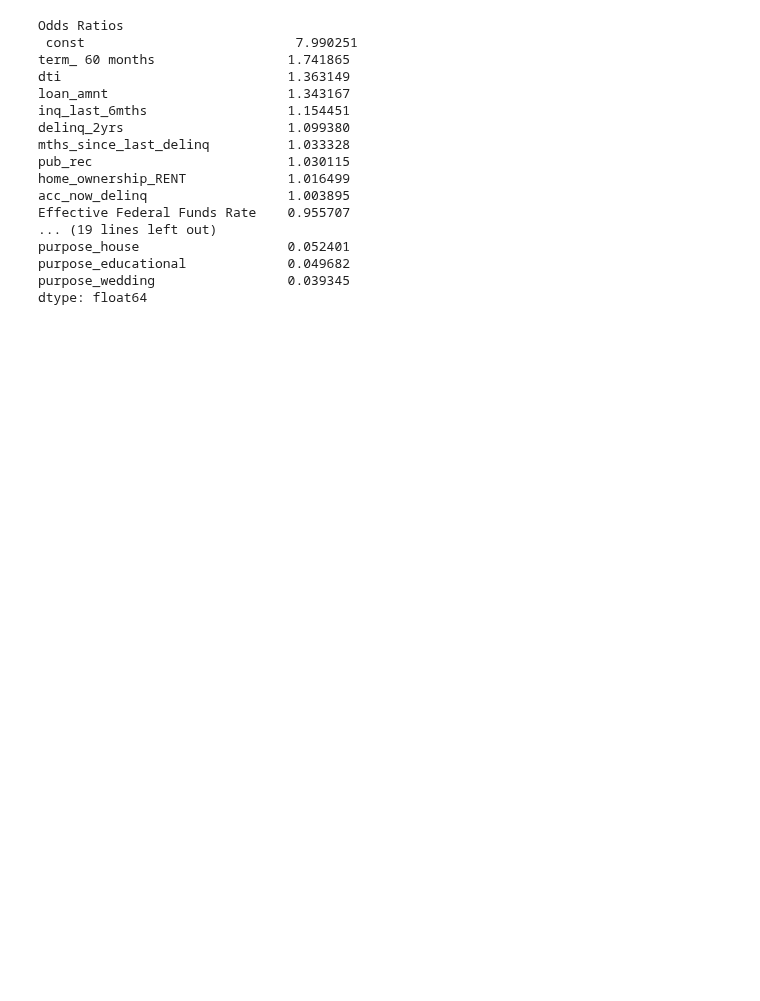
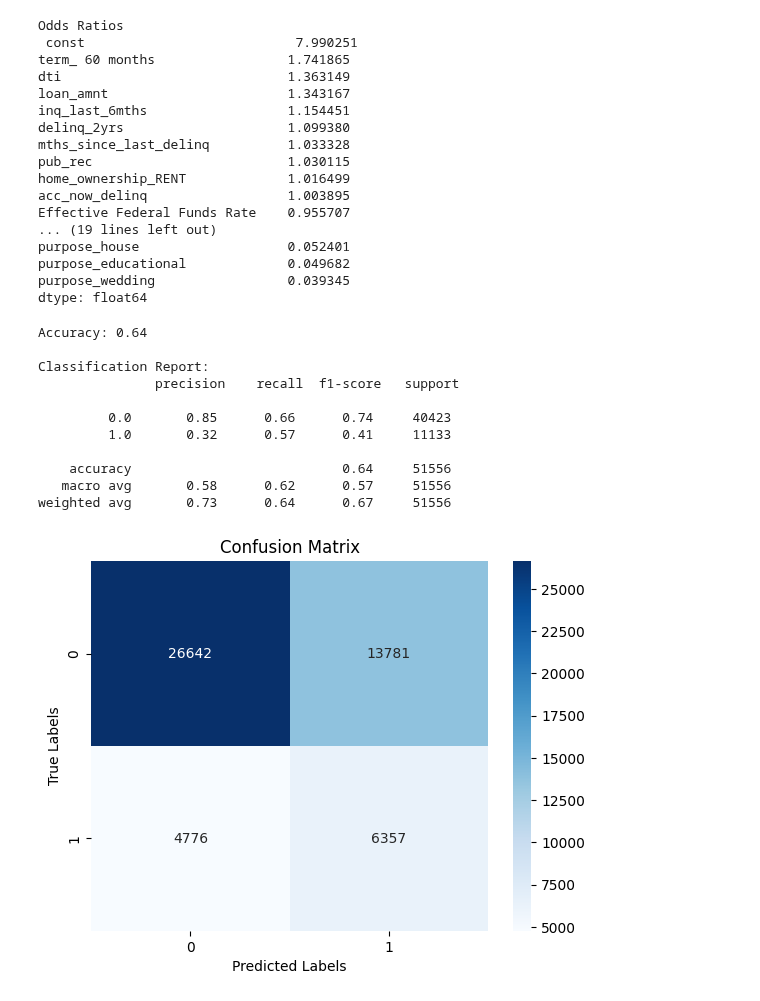
Before and after one commit to tanhl30/HE4045_Project, a Jupyter notebook: 2. Machine Learning A/Logit (statsmodels).ipynb, the cells around one changed output. Saved outputs shown, nothing was run; the diff lists cells and outputs as text; code cells hidden in the pictures; blank space fills up the shorter version.

```diff
--- a/2. Machine Learning A/Logit (statsmodels).ipynb
+++ b/2. Machine Learning A/Logit (statsmodels).ipynb
@@ -164,3 +163,38 @@ purpose_house                   0.052401
 purpose_educational             0.049682
 purpose_wedding                 0.039345
 dtype: float64
+# %%
+# Making predictions with a decision threshold
+predicted_probs = result.predict(X_test_with_const)
+threshold = 0.5
+y_pred = (predicted_probs >= threshold).astype(int)
+
+# Generating evaluation metrics
+accuracy = accuracy_score(y_test, y_pred)
+conf_matrix = confusion_matrix(y_test, y_pred)
+class_report = classification_report(y_test, y_pred)
+
+# Print the results
+print(f'Accuracy: {accuracy:.2f}', "\n")
+print("Classification Report:\n", class_report)
+
+# Plotting heatmap for confusion matrix
+sns.heatmap(conf_matrix, annot=True, fmt='.0f', cmap='Blues', cbar=True,
+            xticklabels=['0', '1'], yticklabels=['0', '1'])
+plt.title('Confusion Matrix')
+plt.xlabel('Predicted Labels')
+plt.ylabel('True Labels')
+plt.show()
+# %% [output]
+Accuracy: 0.64
+
+Classification Report:
+               precision    recall  f1-score   support
+
+         0.0       0.85      0.66      0.74     40423
+         1.0       0.32      0.57      0.41     11133
+
+    accuracy                           0.64     51556
+   macro avg       0.58      0.62      0.57     51556
+weighted avg       0.73      0.64      0.67     51556
+[figure, added]
```
Also changed, not shown: parts of 3 cells of this notebook, 1 other file.
